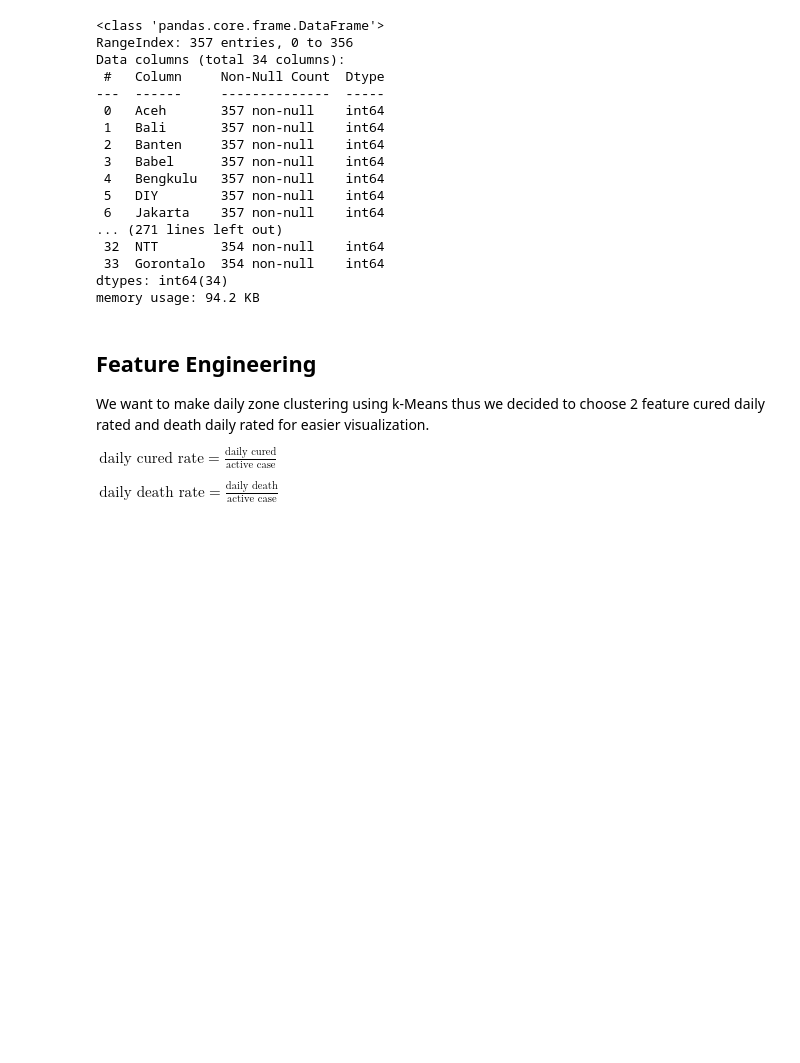
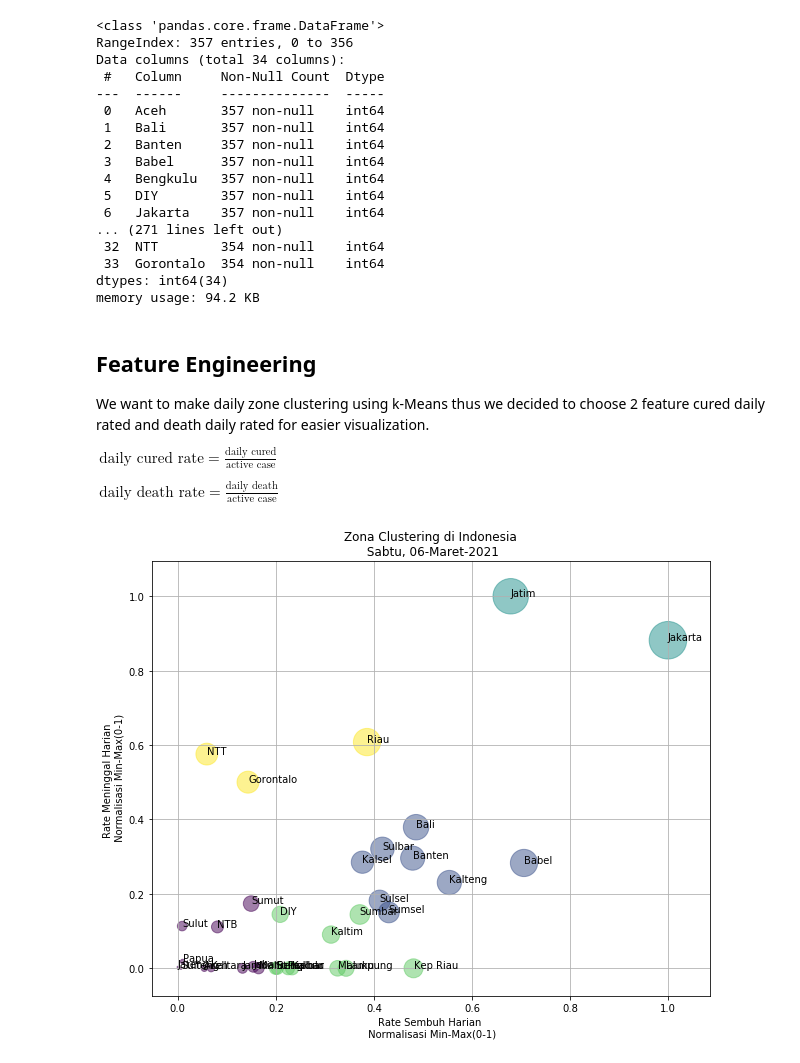
Before and after one commit to noczero/Indonesia-COVID-19-Analytics-n-Explorations, a Jupyter notebook: notebooks/kmeans.ipynb, the cells around one changed output. Cells and saved outputs as stored; diff of their text form; code cells hidden in the pictures; blank space fills up the shorter version.

Commit message:
k-means visualize done

```diff
--- a/notebooks/kmeans.ipynb
+++ b/notebooks/kmeans.ipynb
@@ -19,13 +24,14 @@ files_categories = {
 }
 
 df_categories = {}
+df_date_time = {}
 for category in files_categories:
     # get the value
     csv_file_name = "../data/{}".format(files_categories[category])
 
     # load data
     df_categories[category] = pd.read_csv(csv_file_name)
-    del df_categories[category]['Time'] # Remove Time
+    df_date_time[category] = df_categories[category].pop('Time')
     df_categories[category].info()
 # %% [output]
 <class 'pandas.core.frame.DataFrame'>
@@ -72,3 +78,36 @@ df_features = df_features.transpose()
 
 # normalization using min max scalar value-min/max-min
 df_features = ( df_features - df_features.min() ) / ( df_features.max() - df_features.min() )
+# %%
+# predict
+y_predicts = KMeans(n_clusters=5).fit_predict(df_features)
+
+
+# set size for plot from mean of 2 columns
+size_points = 10 * 150 * df_features.mean(axis=1)
+
+# visualize
+fig = plt.figure(figsize=(10, 8))
+ax = plt.subplot(111)
+plt.scatter(df_features['daily_cured_rate'], df_features['daily_death_rate'], c=y_predicts, s=size_points, alpha=0.5)
+ax.grid(True)
+
+for index, rows in df_features.iterrows():
+    plt.annotate(index, (rows[0],rows[1]))
+
+
+# make legends class
+# produce a legend with the unique colors from the scatter
+#legend1 = ax.legend(*scatter.legend_elements(),
+#                    loc="lower left", title="Classes")
+#ax.add_artist(legend1)
+latest_dt = pd.to_datetime(df_date_time['Kasus Aktif'].tail(1))
+readable_datetime = latest_dt.dt.strftime('%A, %d-%B-%Y').values[0]
+plt.title("Zona Clustering di Indonesia\n {}".format(readable_datetime))
+plt.xlabel("Rate Sembuh Harian \n Normalisasi Min-Max(0-1)")
+plt.ylabel("Rate Meninggal Harian \n Normalisasi Min-Max(0-1)")
+
+plt.savefig('../images/{}_Semua_Provinsi.png'.format("K-Means_"), dpi=100, bbox_inches='tight')
+plt.show()
+# %% [output]
+[figure, added]
```
Also changed, not shown: parts of 2 cells of this notebook.
